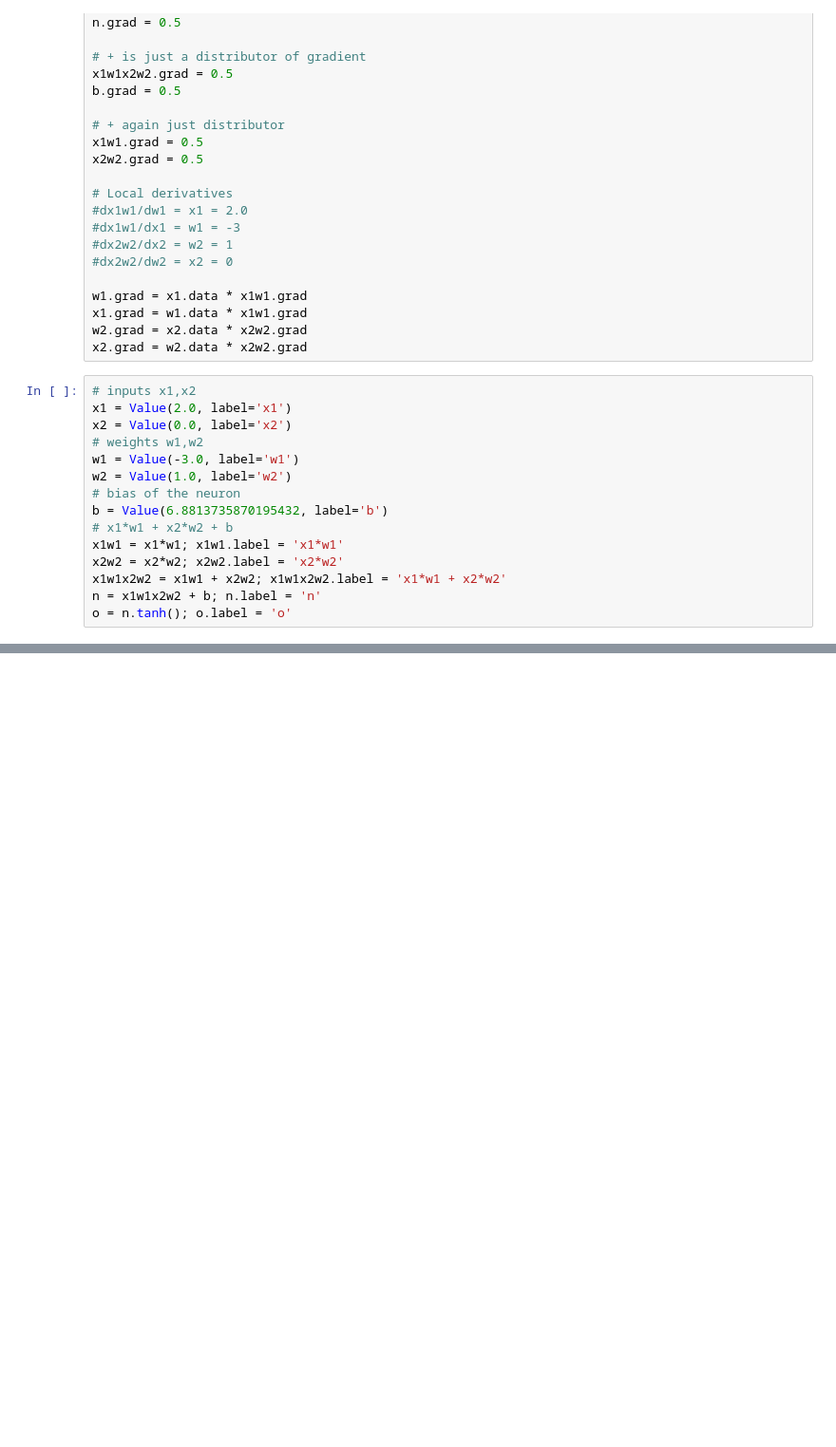
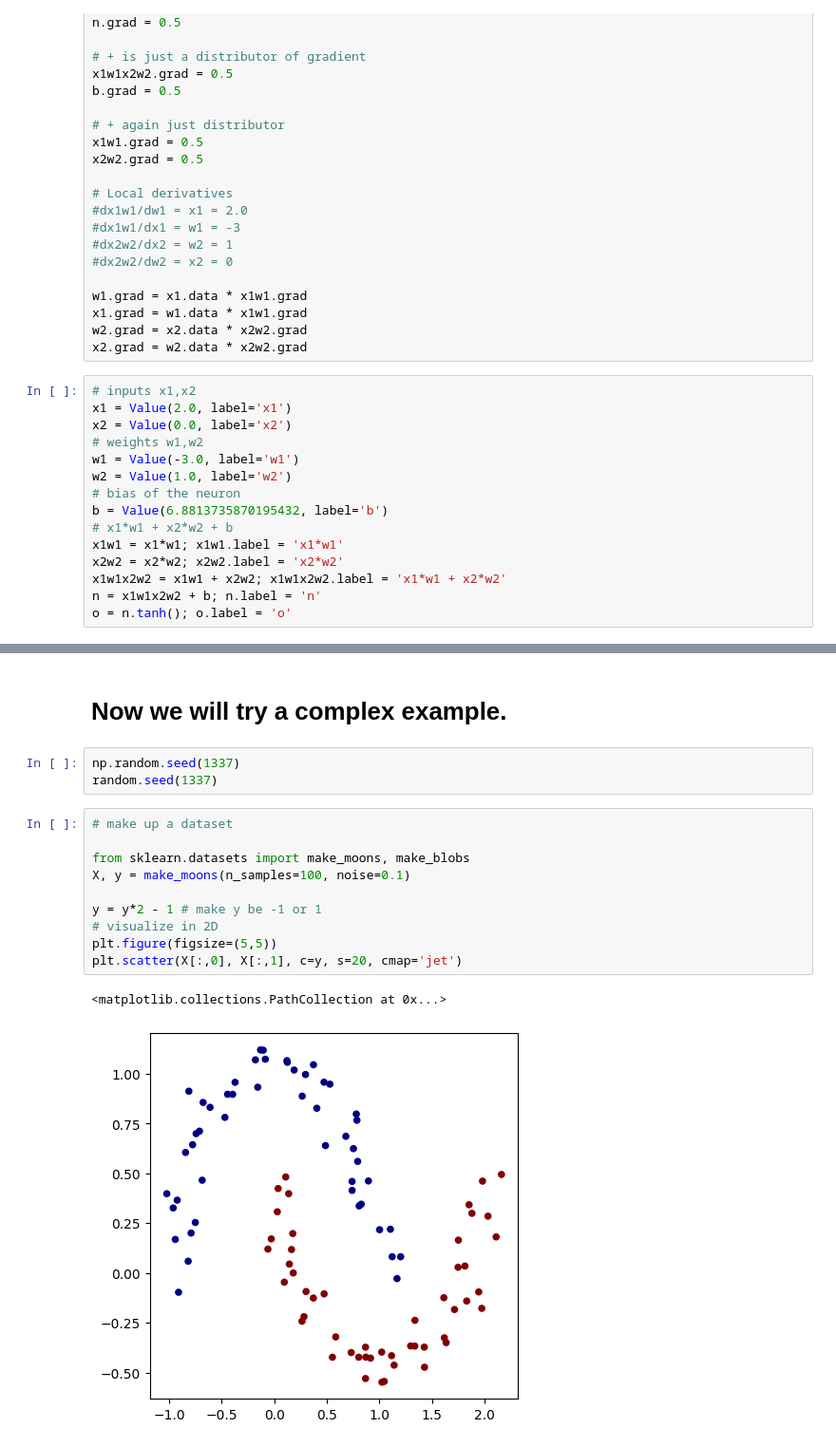
Before and after one commit to TimoTUDA/Micrograd, a Jupyter notebook: micrograd_from_scratch.ipynb, the cells around one changed output, grey strips where cells are left out. Shown at 95% size. Drawn from its saved outputs; the diff is of its cells as text; blank space fills up the shorter version.

Commit message:
implementation complete. Complex data example added

```diff
--- a/micrograd_from_scratch.ipynb
+++ b/micrograd_from_scratch.ipynb
@@ -180,0 +351,18 @@ draw_dot(o)
+# %% [markdown]
+# Now we will try a complex example.
+# %%
+np.random.seed(1337)
+random.seed(1337)
+# %%
+# make up a dataset
+
+from sklearn.datasets import make_moons, make_blobs
+X, y = make_moons(n_samples=100, noise=0.1)
+
+y = y*2 - 1 # make y be -1 or 1
+# visualize in 2D
+plt.figure(figsize=(5,5))
+plt.scatter(X[:,0], X[:,1], c=y, s=20, cmap='jet')
+# %% [output]
+<matplotlib.collections.PathCollection at 0x...>
+[figure, added]
```
Also changed, not shown: parts of 16 cells of this notebook.
